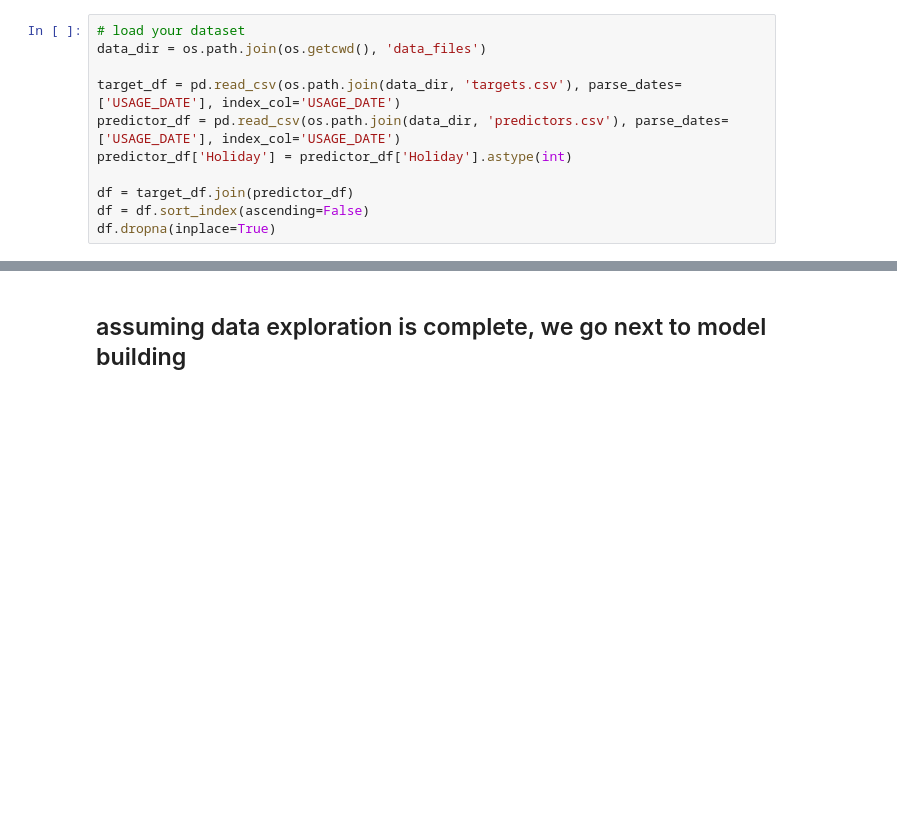
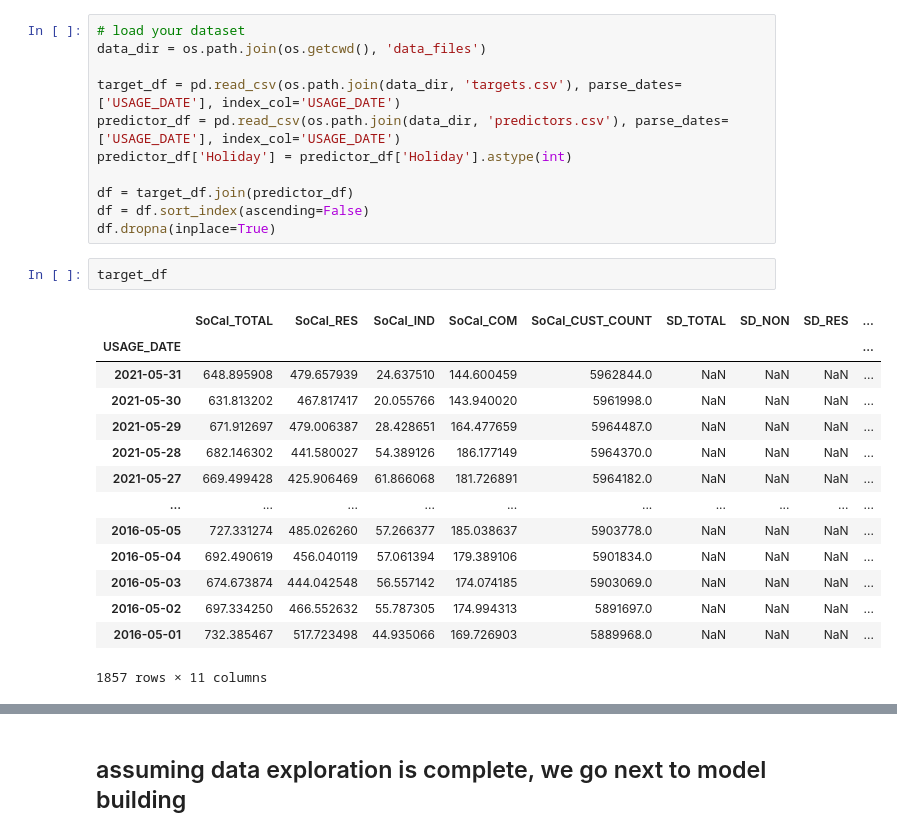
Before and after one commit to jacheung/bookshelf, a Jupyter notebook: Forecasting_101/best-practices-linear-models.ipynb, the cells around one changed output, grey strips where cells are left out. Drawn from its saved outputs; the diff is of its cells as text; blank space fills up the shorter version.

```diff
--- a/Forecasting_101/best-practices-linear-models.ipynb
+++ b/Forecasting_101/best-practices-linear-models.ipynb
@@ -22,3 +22,20 @@ predictor_df['Holiday'] = predictor_df['Holiday'].astype(int)
 df = target_df.join(predictor_df)
 df = df.sort_index(ascending=False)
 df.dropna(inplace=True)
+# %%
+target_df
+# %% [output]
+|  | SoCal_TOTAL | SoCal_RES | SoCal_IND | SoCal_COM | SoCal_CUST_COUNT | SD_TOTAL | SD_NON | SD_RES | ... |
+| USAGE_DATE |  |  |  |  |  |  |  |  | ... |
+| 2021-05-31 | 648.895908 | 479.657939 | 24.637510 | 144.600459 | 5962844.0 | NaN | NaN | NaN | ... |
+| 2021-05-30 | 631.813202 | 467.817417 | 20.055766 | 143.940020 | 5961998.0 | NaN | NaN | NaN | ... |
+| 2021-05-29 | 671.912697 | 479.006387 | 28.428651 | 164.477659 | 5964487.0 | NaN | NaN | NaN | ... |
+| 2021-05-28 | 682.146302 | 441.580027 | 54.389126 | 186.177149 | 5964370.0 | NaN | NaN | NaN | ... |
+| 2021-05-27 | 669.499428 | 425.906469 | 61.866068 | 181.726891 | 5964182.0 | NaN | NaN | NaN | ... |
+| ... | ... | ... | ... | ... | ... | ... | ... | ... | ... |
+| 2016-05-05 | 727.331274 | 485.026260 | 57.266377 | 185.038637 | 5903778.0 | NaN | NaN | NaN | ... |
+| 2016-05-04 | 692.490619 | 456.040119 | 57.061394 | 179.389106 | 5901834.0 | NaN | NaN | NaN | ... |
+| 2016-05-03 | 674.673874 | 444.042548 | 56.557142 | 174.074185 | 5903069.0 | NaN | NaN | NaN | ... |
+| 2016-05-02 | 697.334250 | 466.552632 | 55.787305 | 174.994313 | 5891697.0 | NaN | NaN | NaN | ... |
+| 2016-05-01 | 732.385467 | 517.723498 | 44.935066 | 169.726903 | 5889968.0 | NaN | NaN | NaN | ... |
+1857 rows × 11 columns
```
Also changed, not shown: parts of 4 cells of this notebook, 12 other files.
